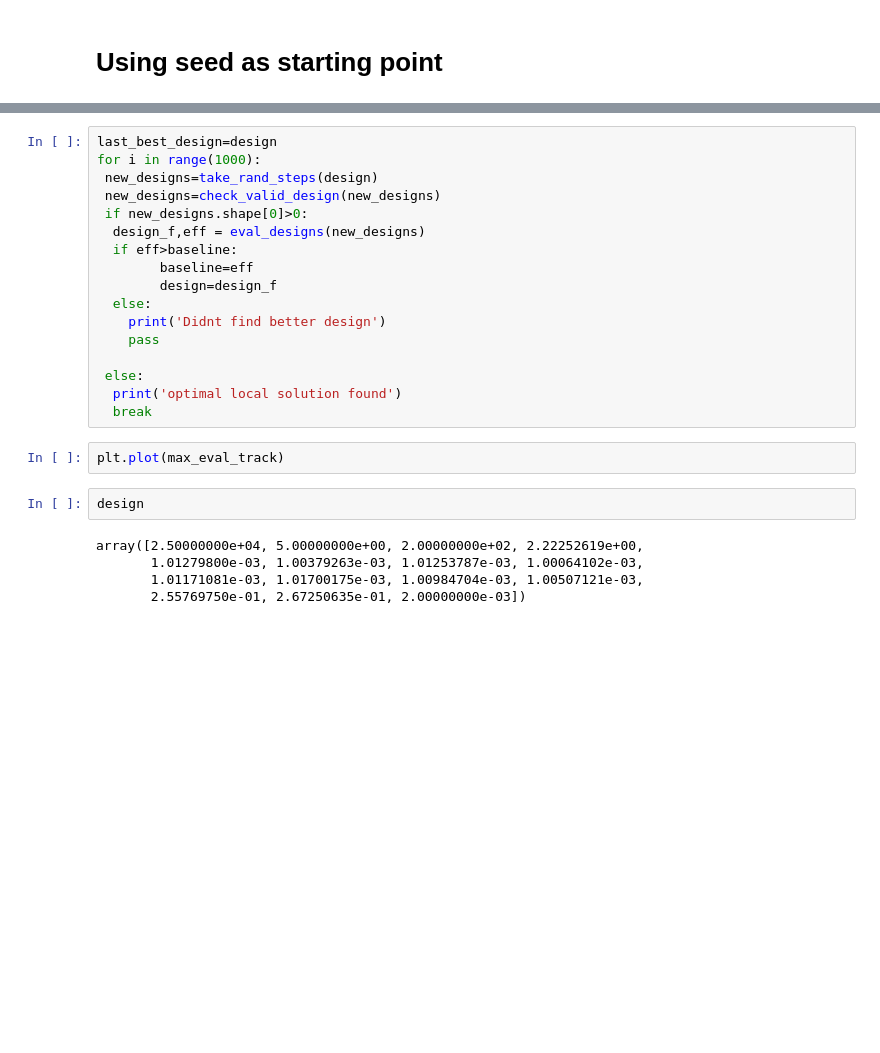
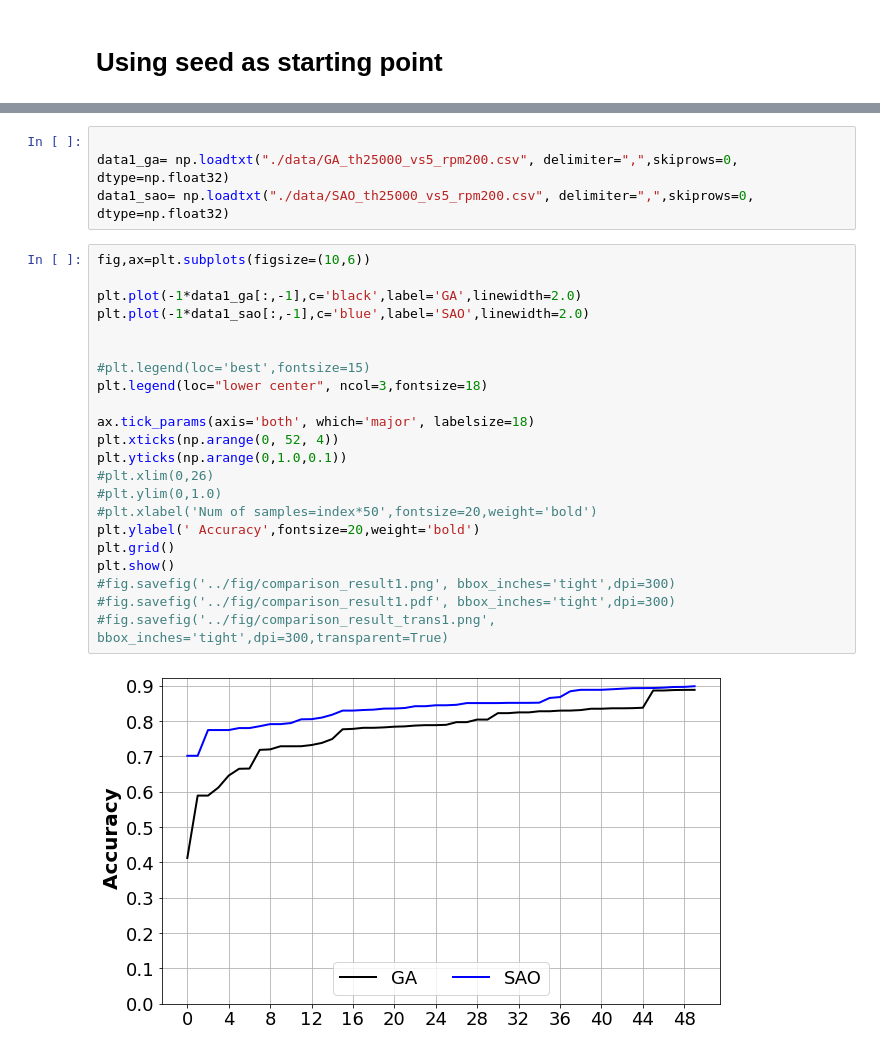
Before and after one commit to vardhah/ML_Inv_Eng_design, a Jupyter notebook: src/Prop_designer_vs_GA_VMC.ipynb, the cells around one changed output, grey strips where cells are left out. Cells and saved outputs as stored; diff of their text form; blank space fills up the shorter version.

Commit message:
added data extraction from pymoo

```diff
--- a/src/Prop_designer_vs_GA_VMC.ipynb
+++ b/src/Prop_designer_vs_GA_VMC.ipynb
@@ -262,26 +222,28 @@ def eval_designs(new_designs):
-# %%
-last_best_design=design
-for i in range(1000):
- new_designs=take_rand_steps(design)
- new_designs=check_valid_design(new_designs)
- if new_designs.shape[0]>0:
-  design_f,eff = eval_designs(new_designs)
-  if eff>baseline:
-        baseline=eff
-        design=design_f
-  else:
-    print('Didnt find better design')
-    pass
-
- else:
-  print('optimal local solution found')
-  break
-# %%
-plt.plot(max_eval_track)
-# %%
-design
-# %% [output]
-array([2.50000000e+04, 5.00000000e+00, 2.00000000e+02, 2.22252619e+00,
-       1.01279800e-03, 1.00379263e-03, 1.01253787e-03, 1.00064102e-03,
-       1.01171081e-03, 1.01700175e-03, 1.00984704e-03, 1.00507121e-03,
-       2.55769750e-01, 2.67250635e-01, 2.00000000e-03])
+# %%
+
+data1_ga= np.loadtxt("./data/GA_th25000_vs5_rpm200.csv", delimiter=",",skiprows=0, dtype=np.float32)
+data1_sao= np.loadtxt("./data/SAO_th25000_vs5_rpm200.csv", delimiter=",",skiprows=0, dtype=np.float32)
+# %%
+fig,ax=plt.subplots(figsize=(10,6))
+
+plt.plot(-1*data1_ga[:,-1],c='black',label='GA',linewidth=2.0)
+plt.plot(-1*data1_sao[:,-1],c='blue',label='SAO',linewidth=2.0)
+
+
+#plt.legend(loc='best',fontsize=15)
+plt.legend(loc="lower center", ncol=3,fontsize=18)
+
+ax.tick_params(axis='both', which='major', labelsize=18)
+plt.xticks(np.arange(0, 52, 4))
+plt.yticks(np.arange(0,1.0,0.1))
+#plt.xlim(0,26)
+#plt.ylim(0,1.0)
+#plt.xlabel('Num of samples=index*50',fontsize=20,weight='bold')
+plt.ylabel(' Accuracy',fontsize=20,weight='bold')
+plt.grid()
+plt.show()
+#fig.savefig('../fig/comparison_result1.png', bbox_inches='tight',dpi=300)
+#fig.savefig('../fig/comparison_result1.pdf', bbox_inches='tight',dpi=300)
+#fig.savefig('../fig/comparison_result_trans1.png', bbox_inches='tight',dpi=300,transparent=True)
+# %% [output]
+[figure, added]
```
Also changed, not shown: parts of 9 cells of this notebook.
